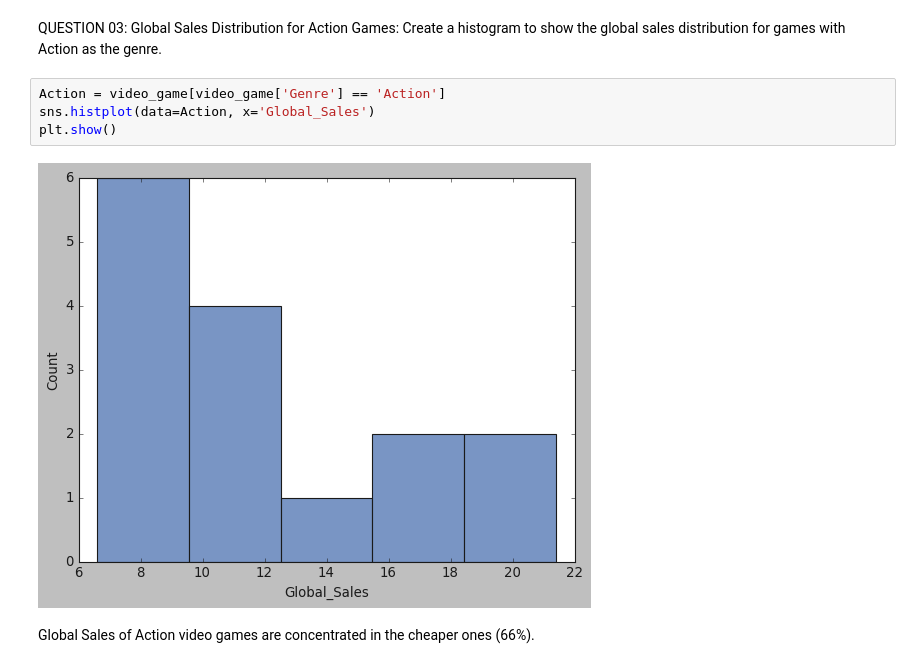
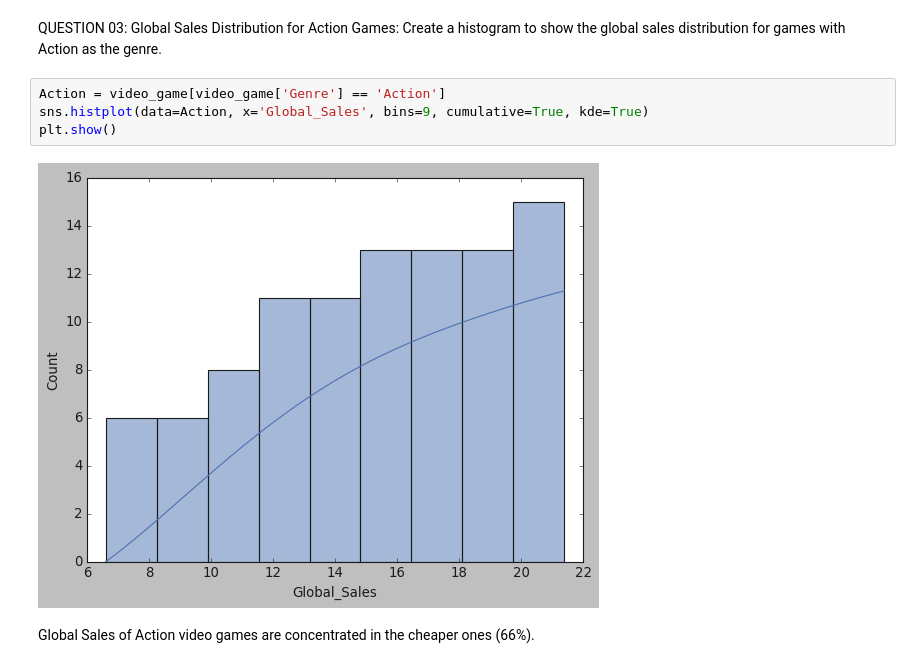
Before and after one commit to 3Grey6Jedi9/Data-Analysis-Project-06, a Jupyter notebook: Video Game Sales.ipynb, the cells around one changed output. Cells and saved outputs as stored; diff of their text form.

```diff
--- a/Video Game Sales.ipynb
+++ b/Video Game Sales.ipynb
@@ -79,10 +79,10 @@ As we can see from the third year to the sixth year sales skyrocketed. Then they
 QUESTION 03: Global Sales Distribution for Action Games: Create a histogram to show the global sales distribution for games with Action as the genre.
 # %%
 Action = video_game[video_game['Genre'] == 'Action']
-sns.histplot(data=Action, x='Global_Sales')
+sns.histplot(data=Action, x='Global_Sales', bins=9, cumulative=True, kde=True)
 plt.show()
 # %% [output]
-[figure, old version]
+[figure, new version]
 # %% [markdown]
 Global Sales of Action video games are concentrated in the cheaper ones (66%).
 # %% [markdown]
```
